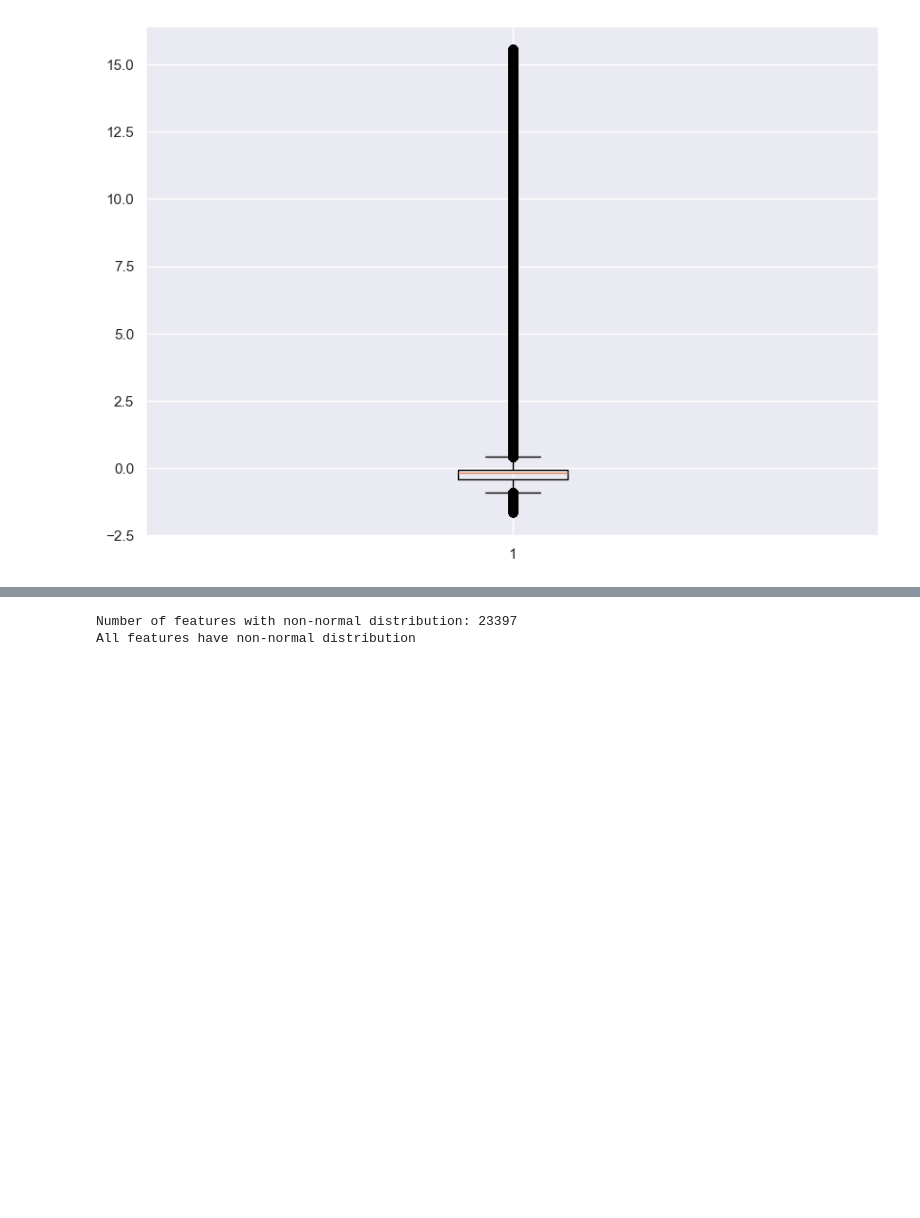
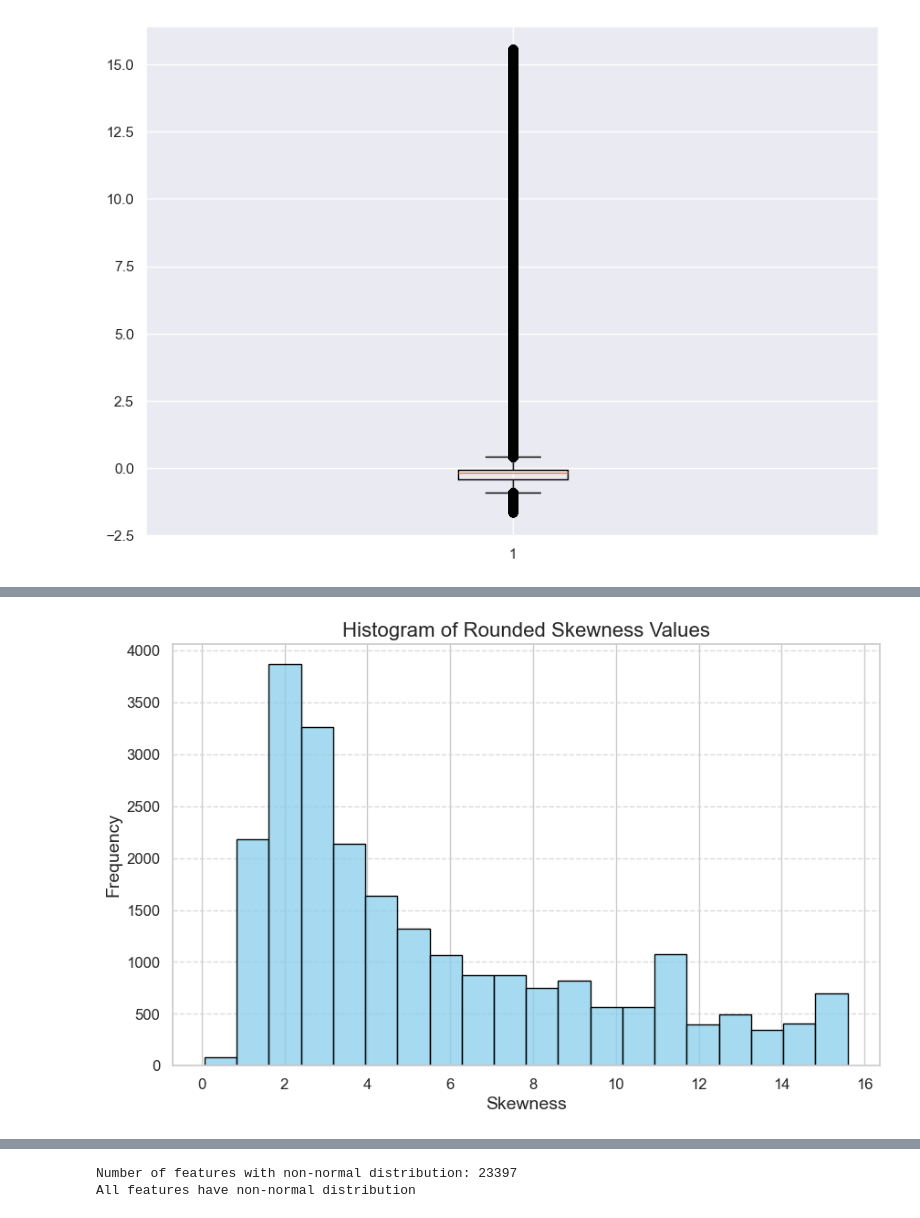
Before and after one commit to eghirardo/ai_lab, a Jupyter notebook: data_proc.ipynb, the cells around one changed output, grey strips where cells are left out. Drawn from its saved outputs; the diff is of its cells as text; code cells hidden in the pictures; blank space fills up the shorter version.

Commit message:
skewness and kurtosi

```diff
--- a/data_proc.ipynb
+++ b/data_proc.ipynb
@@ -481,0 +529,22 @@ plt.boxplot(features_array_normalized.flatten())
+# %%
+# Calculate skewness for each column in your DataFrame
+skewness_values = merged.skew()
+
+# Round the skewness values
+rounded_skewness_values = np.round(skewness_values, decimals=2)
+
+# Set seaborn style
+sns.set(style="whitegrid")
+
+# Plot a histogram of rounded skewness values
+plt.figure(figsize=(10, 6))
+sns.histplot(rounded_skewness_values, bins=20, color='skyblue', edgecolor='black')
+plt.title('Histogram of Rounded Skewness Values', fontsize=16)
+plt.xlabel('Skewness', fontsize=14)
+plt.ylabel('Frequency', fontsize=14)
+plt.xticks(fontsize=12)
+plt.yticks(fontsize=12)
+plt.grid(axis='y', linestyle='--', alpha=0.7)
+plt.show()
+# %% [output]
+[figure, added]
```
Also changed, not shown: parts of 5 cells of this notebook.
